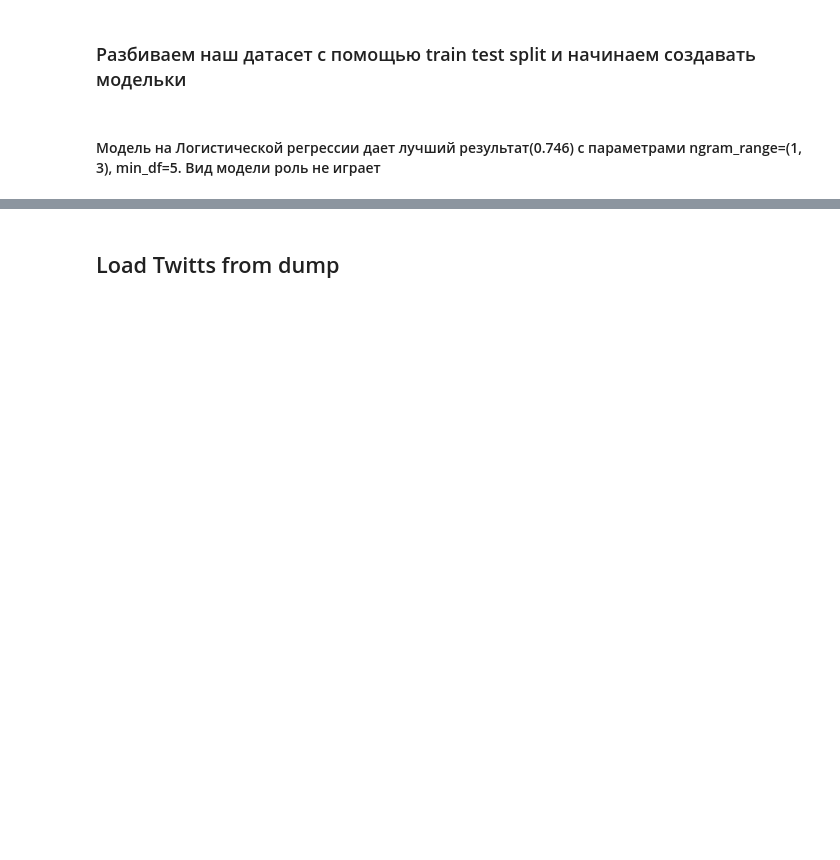
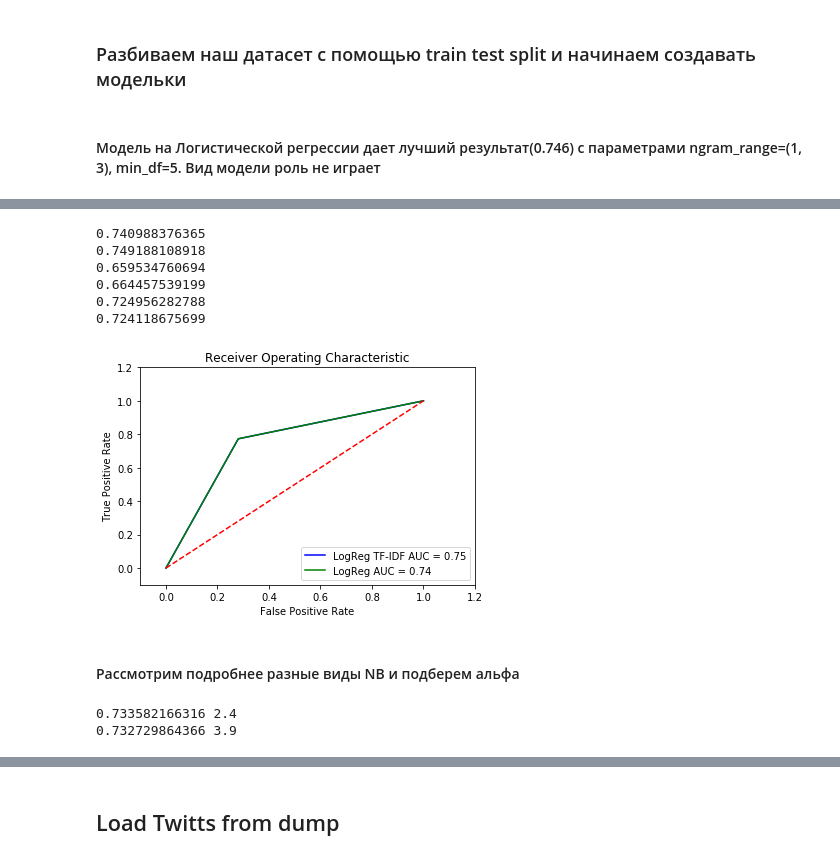
Before and after one commit to LoskutovAnton/Tweets-Sentiment-Analysis, a Jupyter notebook: TwitterSemantic.ipynb, the cells around one changed output, grey strips where cells are left out. Drawn from its saved outputs; the diff is of its cells as text; code cells hidden in the pictures; blank space fills up the shorter version.

```diff
--- a/TwitterSemantic.ipynb
+++ b/TwitterSemantic.ipynb
@@ -237,0 +156,2 @@ plt.show()
+# %%
+model_logreg.fit(X_train, y_train)
@@ -237,0 +166,2 @@ plt.show()
+# %%
+model_logreg_tf_idf.fit(X_train, y_train)
@@ -237,0 +280,60 @@ plt.show()
+# %%
+preds_logreg = model_logreg.predict(X_test)
+preds_logreg_tf_idf = model_logreg_tf_idf.predict(X_test)
+preds_gradboost = model_gradboost.predict(X_test)
+preds_gradboost_tf_idf = model_gradboost_tf_idf.predict(X_test)
+preds_nb = nb.predict(X_test_dtm)
+preds_bb = bb.predict(X_test_dtm)
+# %%
+print accuracy_score(preds_logreg, y_test)
+print accuracy_score(preds_logreg_tf_idf, y_test)
+print accuracy_score(preds_gradboost, y_test)
+print accuracy_score(preds_gradboost_tf_idf, y_test)
+print accuracy_score(preds_nb, y_test)
+print accuracy_score(preds_bb, y_test)
+# %% [output]
+0.740988376365
+0.749188108918
+0.659534760694
+0.664457539199
+0.724956282788
+0.724118675699
+# %%
+logreg_false_positive_rate, logreg_true_positive_rate, thresholds = roc_curve(y_test, preds_logreg)
+logreg_roc_auc = auc(logreg_false_positive_rate, logreg_true_positive_rate)
+logreg_tf_idf_false_positive_rate, logreg_tf_idf_true_positive_rate, thresholds = roc_curve(y_test, preds_logreg_tf_idf)
+logreg_tf_idf_roc_auc = auc(logreg_tf_idf_false_positive_rate, logreg_tf_idf_true_positive_rate)
+# %%
+plt.title('Receiver Operating Characteristic')
+plt.plot(logreg_tf_idf_false_positive_rate, logreg_tf_idf_true_positive_rate, 'b', label='LogReg TF-IDF AUC = %0.2f'% logreg_tf_idf_roc_auc)
+plt.plot(logreg_tf_idf_false_positive_rate, logreg_tf_idf_true_positive_rate, 'g', label='LogReg AUC = %0.2f'% logreg_roc_auc)
+plt.legend(loc='lower right')
+plt.plot([0,1],[0,1],'r--')
+plt.xlim([-0.1,1.2])
+plt.ylim([-0.1,1.2])
+plt.ylabel('True Positive Rate')
+plt.xlabel('False Positive Rate')
+plt.show()
+# %% [output]
+[figure, added]
+# %% [markdown]
+#### Рассмотрим подробнее разные виды NB и подберем альфа
+# %%
+size = 40
+as_nb = np.empty(size)
+as_bb = np.empty(size)
+for i in xrange(1, size+1):
+    tmp_alpha = float(i)/10
+    nb = MultinomialNB(alpha=tmp_alpha)
+    bb = BernoulliNB(alpha=tmp_alpha)
+    nb.fit(X_train_dtm, y_train)
+    bb.fit(X_train_dtm, y_train)
+    preds_nb = nb.predict(X_test_dtm)
+    preds_bb = bb.predict(X_test_dtm)
+    as_nb[i-1] = accuracy_score(preds_nb, y_test)
+    as_bb[i-1] = accuracy_score(preds_bb, y_test)
+print as_nb.max(), float(as_nb.argmax()+1)/10
+print as_bb.max(), float(as_bb.argmax()+1)/10
+# %% [output]
+0.733582166316 2.4
+0.732729864366 3.9
```
Also changed, not shown: parts of 37 cells of this notebook.
